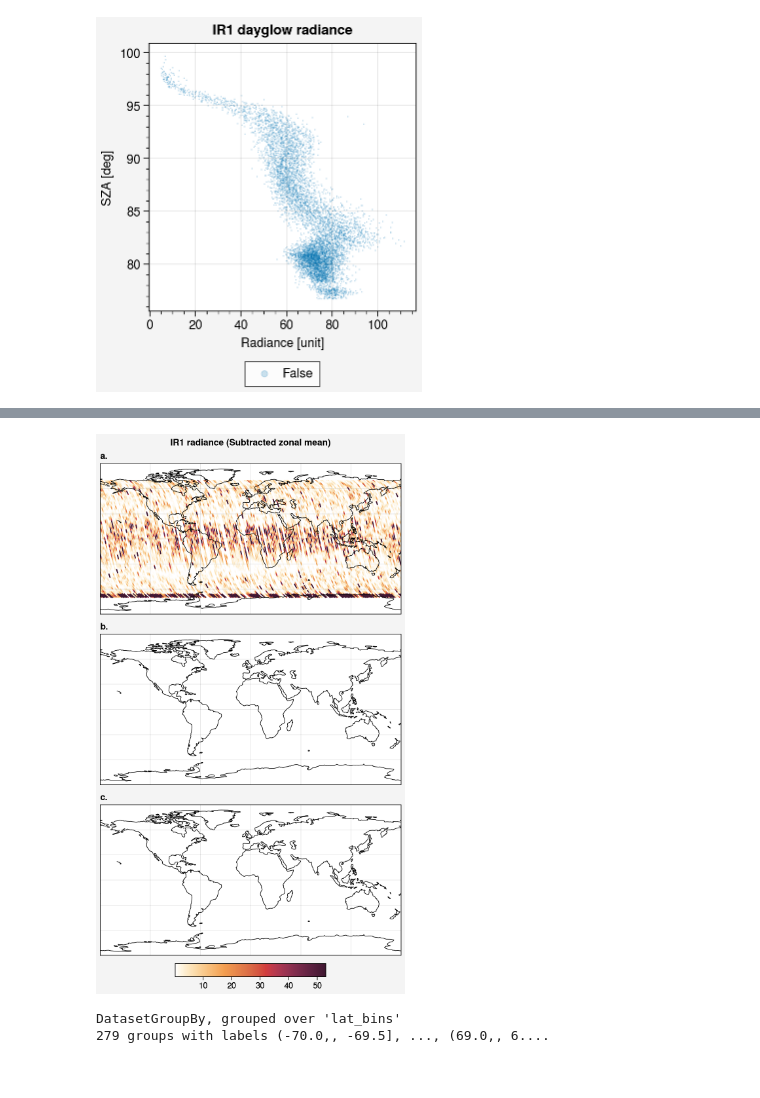
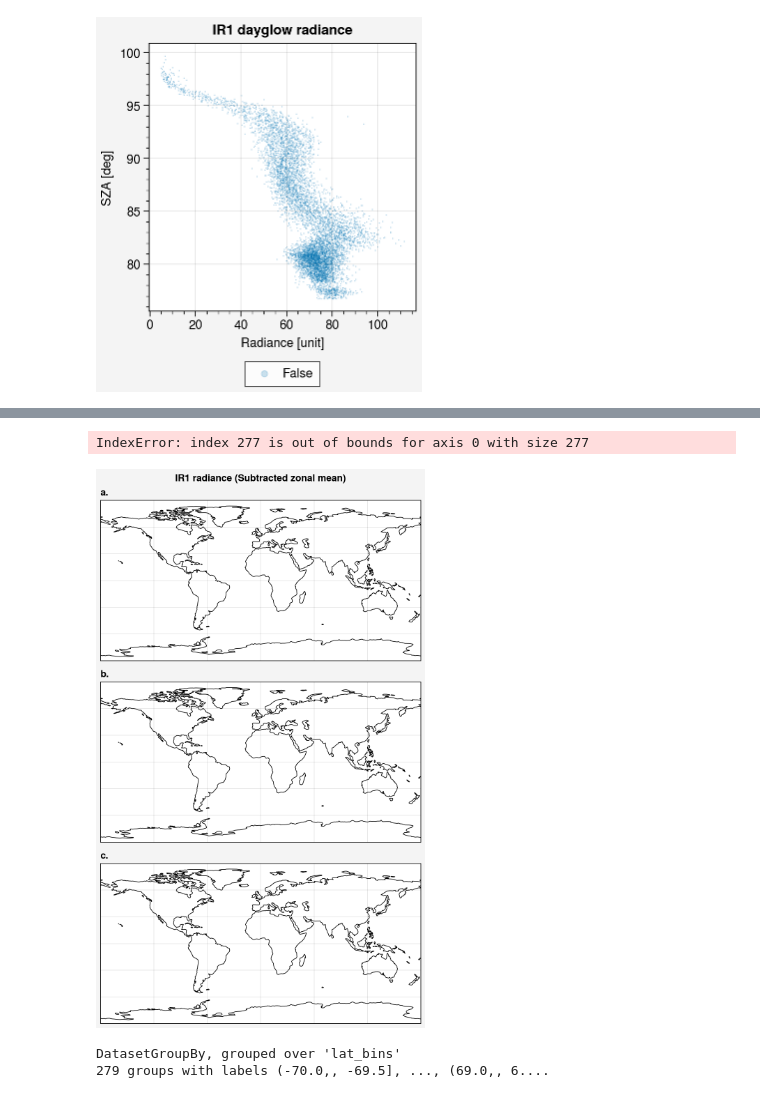
Before and after one commit to innosat-mats/MATS-analysis, a Jupyter notebook: Linda/small_scale_analysis/variablilty_analysis.ipynb, the cells around one changed output, grey strips where cells are left out. Drawn from its saved outputs; the diff is of its cells as text; code cells hidden in the pictures.

Commit message:
Minor update to variablitity analysis

```diff
--- a/Linda/small_scale_analysis/variablilty_analysis.ipynb
+++ b/Linda/small_scale_analysis/variablilty_analysis.ipynb
@@ -25,3 +25,5 @@ import proplot as pplt
 def stack(image):
     stacked_im=np.stack(image.values)
     return stacked_im
+# %%
+CCDs=pd.read_pickle(f'/Users/lindamegner/MATS/MATS-retrieval/MATS-data/BjornsData/022023_2.pk1')
@@ -36,9 +53,11 @@ axs.format(coast=True,landzorder=4,latlines=30, lonlines=60)
 #axs[0].format(latlabels='l')
 #axs[3].format(latlabels='l')
 
+
 #monthstrings=["022023_2","032023_1","032023_2","042023_1"]
 monthstrings=["022023_1","032023_1","042023_1","022023_2","032023_2",False]
 monthstrings=["022023","032023","042023"]
+monthstrings=["022023"]
 
 #monthstrings=["022023_1","032023_1",False,False,False,False]
 #monthstrings=[False,"032023_1",False,False,False,False]
@@ -53,12 +72,14 @@ def stack(image):
 i=0
 subtitles=['Feb (1st-14th)', 'Feb (15st-28th)','March (1st-14th)', 'March (15st-31st)','April (1st-14th)', 'April (15st-31st)']
 for monthstring in monthstrings:
-    for offset in [0,2]:
-        for j in [1,2]:
+    print('monthstring',monthstring)
+    for offset in [1]:
+        for j in [1]:
+            week = j + offset
+            print(f'Processing {monthstring}_{week}')
+            CCDs=pd.read_pickle(f'/Users/lindamegner/MATS/MATS-retrieval/MATS-data/BjornsData/{monthstring}_{week}.pk1')
 
-            week = j + offset
-
-            CCDs=pd.read_pickle(f'/media/waves/AVAGO/data/MATS/pandas_csv/L1b_v05/7070/CCDSEL1/alts_80to90/finished/{monthstring}_{week}.pk1')
+            #CCDs=pd.read_pickle(f'/media/waves/AVAGO/data/MATS/pandas_csv/L1b_v05/7070/CCDSEL1/alts_80to90/finished/{monthstring}_{week}.pk1')
 
             midday=DT.time(12, 0, 0)
 
@@ -181,6 +217,3 @@ fig.legend(loc='b',markerscale=10)
 # %% [output]
 <matplotlib.legend.Legend at 0x...>
 [figure]
-# %%
-CCDs=pd.read_pickle(f'/media/waves/AVAGO/data/MATS/pandas_csv/7070/CCDSEL1/alts_80to90/finished/022023_1.pk1')
-CCDs.keys()
@@ -208,6 +220,6 @@ fig.save('/home/waves/projects/MATS/global_patterns/notebooks/paper_analysis/out
 # %%
 monthstrings=['022023_2','032023_1','032023_2']
-monthstrings=['032023_1']
+monthstrings=['022023_2']
 
 fig = pplt.figure(figwidth='12cm')
 axs = fig.subplots(ncols=1, nrows=3, proj='cyl')
@@ -215,7 +227,7 @@ fig.format(suptitle='IR1 radiance (Subtracted zonal mean)',abc='a.',abcborder=Tr
 axs.format(coast=True,landzorder=4,latlines=30, lonlines=60)
 i=0
 for monthstring in monthstrings:
-    CCDs=pd.read_pickle(f'/media/waves/AVAGO/data/MATS/pandas_csv/7070/CCDSEL1/alts_80to90/finished/{monthstring}.pk1')
+    CCDs=pd.read_pickle(f'/Users/lindamegner/MATS/MATS-retrieval/MATS-data/BjornsData/{monthstring}.pk1')
 
     heights=np.array([80,81,82,83,84,85,86,87,88,89,90])
     #CCDs.ImageCalibrated = CCDs.ImageCalibrated.apply(np.mean, axis=1)
@@ -223,36 +235,35 @@ for monthstring in monthstrings:
     CCDs.ImageCalibrated = CCDs.ImageCalibrated.div(CCDs.TEXPMS/1000)
     stacked_im=stack(CCDs.ImageCalibrated)
 
     CCDs =xr.Dataset(data_vars=dict(
                 mean_im=(["time", "height"], stacked_im[:,:]),
                 ),
     coords=dict(
         lon=(["time"], CCDs["TPlon"]),
         lat=(["time"], CCDs["TPlat"]),
         time=pd.to_datetime(CCDs["EXPDate"]),
         height=heights),
 
     attrs=dict(description="CCD1 data."),
     )
 
     CCDs=CCDs.sel(height=86).where(CCDs.sel(height=86).mean_im > 20)
 
     x_bins = np.arange(-70,70,0.5)
 
     CCDmeans=CCDs.groupby_bins("lat", x_bins) - CCDs.groupby_bins("lat", x_bins).mean(dim='time').rolling(lat_bins=1).mean()
 
     CCDmeans=CCDmeans.rolling(time=15).var() # no zonal mean
     #meas=CCDmeans.mean_im.rolling(time=5).mean()
 
     #meas=CCDmeans.mean_im.rolling(time=5).mean()
     m=axs[i].scatter(CCDmeans.lon,CCDmeans.lat,c=CCDmeans.mean_im,s=0.4,robust=90,alpha=1)
     i = i +1
 
 fig.colorbar(m,loc='b',length=0.5)
-
-fig.save('/home/waves/projects/MATS/global_patterns/notebooks/paper_analysis/output/IR1_MAP.png',format='png')
 # %% [output]
+IndexError: index 277 is out of bounds for axis 0 with size 277
-[figure, old version]
+[figure, new version]
 # %%
 CCDmeans
 # %% [output]
```
Also changed, not shown: parts of 7 cells of this notebook.
